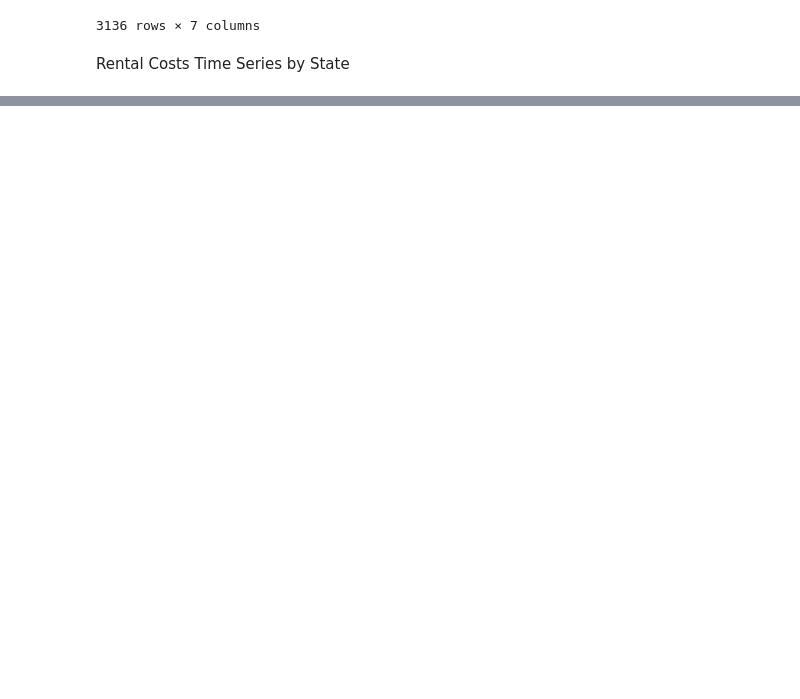
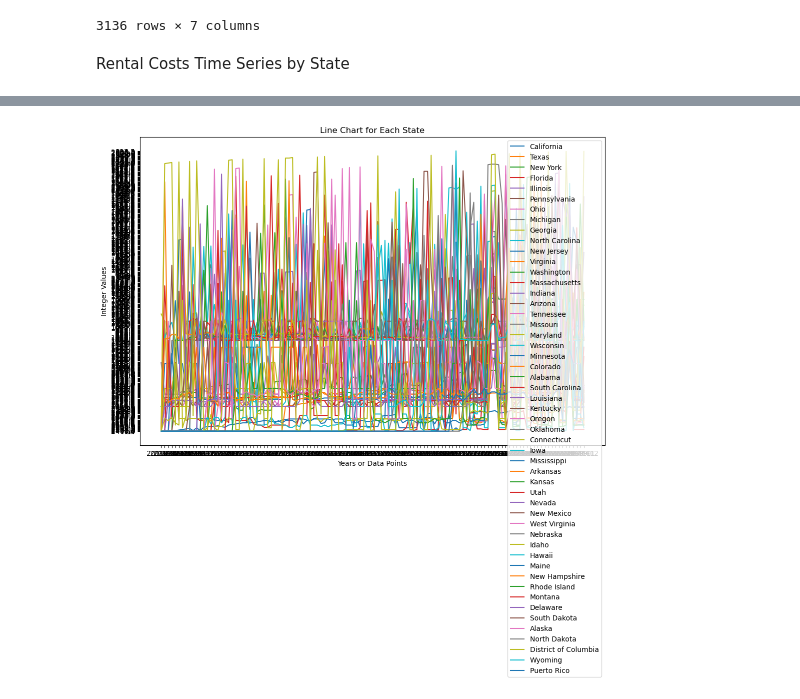
Before and after one commit to fivecheesetortellini/mozzarella, a Jupyter notebook: homevalues/homevalues.ipynb, the cells around one changed output, grey strips where cells are left out. Cells and saved outputs as stored; diff of their text form; code cells hidden in the pictures; blank space fills up the shorter version.

```diff
--- a/homevalues/homevalues.ipynb
+++ b/homevalues/homevalues.ipynb
@@ -118,8 +119,8 @@ c
 # %% [markdown]
 Rental Costs Time Series by State
 # %%
-a = pd.read_csv("data/City_MedianRentalPrice_AllHomes.csv")
-a_grouped = a.groupby('State').mean()
-a_grouped = a_grouped.drop(columns = ['SizeRank', 'Unnamed: 0'])
-a_grouped
+a = pd.read_csv("data/State_MedianRentalPrice_AllHomes.csv")
+a = a.astype(str)
+a = a.drop(columns = ['SizeRank', 'Unnamed: 0'])
+a
 # %% [output]
@@ -147,0 +168,13 @@ a_grouped.columns = pd.to_datetime(a_grouped.columns)
+# %%
+plt.figure(figsize=(12, 8))
+for state in a["RegionName"]:
+    plt.plot(a.columns[1:], a.loc[a["RegionName"] == state].iloc[:, 1:].values[0], label=state)
+
+plt.xlabel("Years or Data Points")
+plt.ylabel("Integer Values")
+plt.title("Line Chart for Each State")
+plt.legend(loc="upper right")
+
+plt.show()
+# %% [output]
+[figure, added]
```
Also changed, not shown: parts of 6 cells of this notebook.
